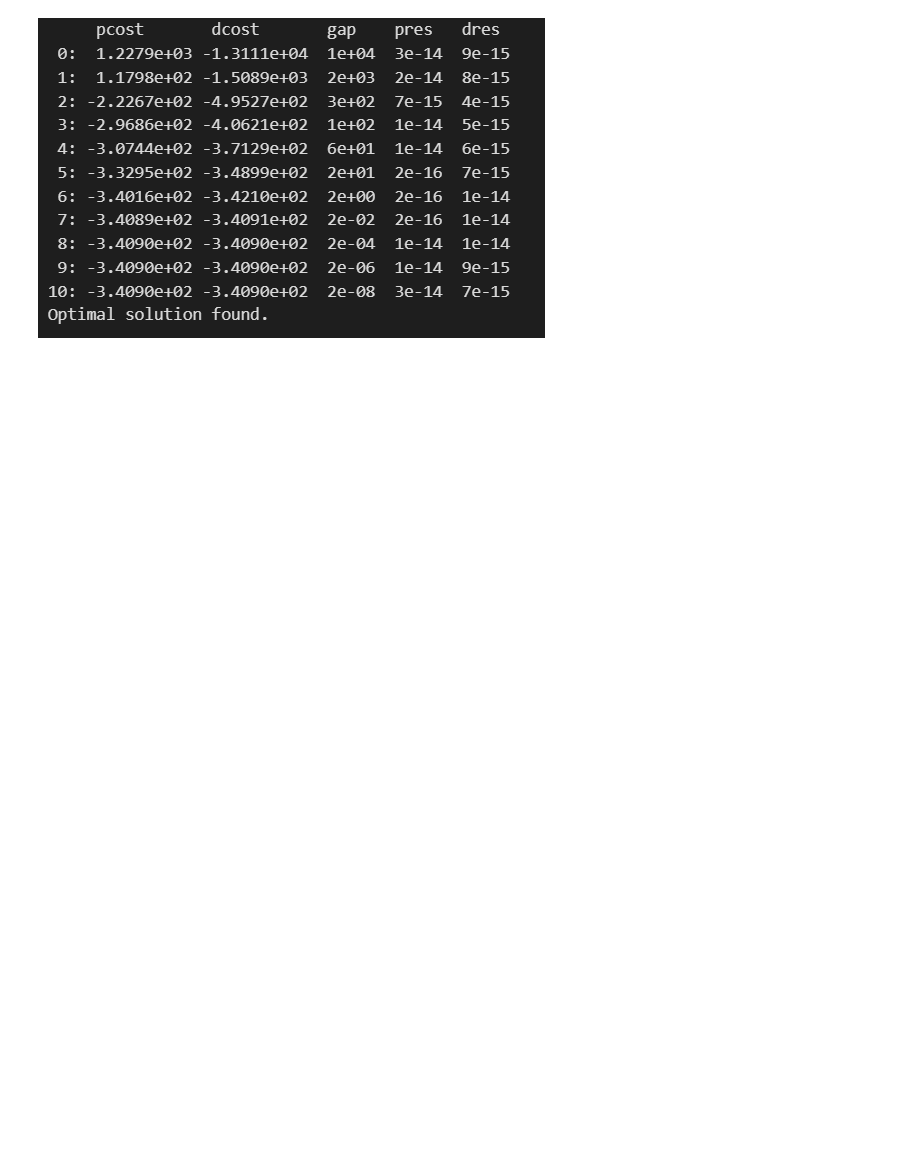
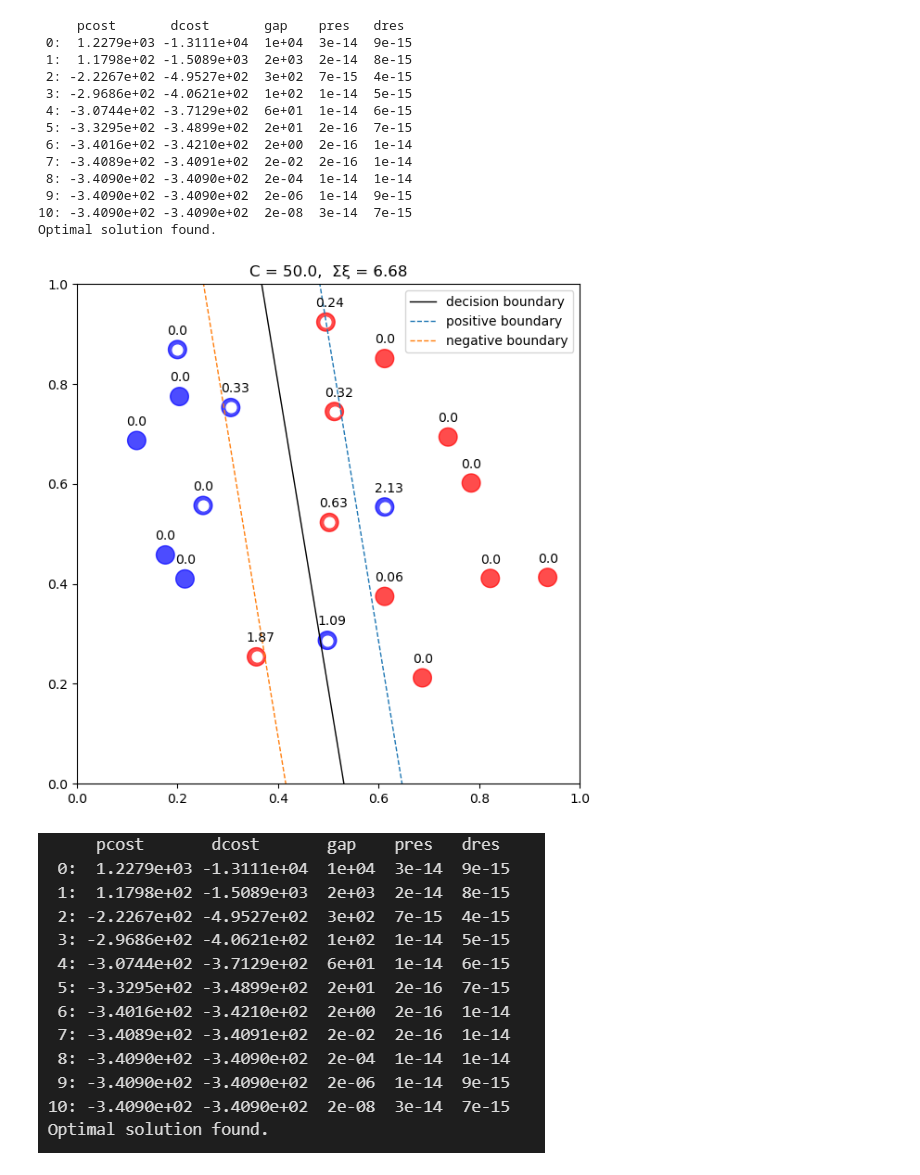
Before and after one commit to thaivietlap/Machine_Learning-K28_CNTT, a Jupyter notebook: Tuan05/SVM_practice.ipynb, the cells around one changed output. Cells and saved outputs as stored; diff of their text form; code cells hidden in the pictures; blank space fills up the shorter version.

```diff
--- a/Tuan05/SVM_practice.ipynb
+++ b/Tuan05/SVM_practice.ipynb
@@ -94,15 +119,13 @@ print("\nMargin = {:.4f}".format(half_margin * 2))
 # %% [markdown]
 ![image.png](attachment:image.png)
 # %%
-# Soft margin
-
 import numpy as np
 from cvxopt import matrix as cvxopt_matrix
 from cvxopt import solvers as cvxopt_solvers
 import matplotlib.pyplot as plt
 
 # training data
-x = np.array([[0.2,   0.869],
+x = np.array([[0.2, 0.869],
               [0.687, 0.212],
               [0.822, 0.411],
               [0.738, 0.694],
@@ -123,7 +146,7 @@ x = np.array([[0.2,   0.869],
               [0.495, 0.924],
               [0.612, 0.851]])
 
-y = np.array([-1,1,1,1,-1,-1,1,-1,1,1,-1,1,-1,1,-1,-1,1,-1,1,1])
+y = np.array([-1, 1, 1, 1, -1, -1, 1, -1, 1, 1, -1, 1, -1, 1, -1, -1, 1, -1, 1, 1])
 y = y.astype('float').reshape(-1, 1)
 
 # ---- Calculate lambda using cvxopt ----
@@ -132,16 +155,16 @@ C = 50.0
 N = x.shape[0]
 
 # Construct the matrices required for QP in standard form
-H =
+H = np.dot(y * x, (y * x).T)  # Tạo ma trận H
 P = cvxopt_matrix(H)
 q = cvxopt_matrix(np.ones(N) * -1)
 A = cvxopt_matrix(y.reshape(1, -1))
 b = cvxopt_matrix(np.zeros(1))
 
-g = np.vstack([-np.eye(N), np.eye(N)])
+g = np.vstack([-np.eye(N), np.eye(N)])  # Định nghĩa G
 G = cvxopt_matrix(g)
 
-h1 = np.hstack([np.zeros(N), np.ones(N) * C])
+h1 = np.hstack([np.zeros(N), np.ones(N) * C])  # Định nghĩa h
 h = cvxopt_matrix(h1)
 
 # solver parameters
@@ -159,53 +182,68 @@ lamb = np.array(sol['x'])
 
 # Calculate w using the lambda, which is the solution to QP
 w = np.sum(lamb * y * x, axis=0)
 
 # Find support vectors
 sv_idx = np.where(lamb > 1e-5)[0]
 sv_lamb = lamb[sv_idx]
 sv_x = x[sv_idx]
 sv_y = y[sv_idx]
 
-sv_plus = sv_x[np.where(sv_y > 0)[0]]   # '+1' samples
-sv_minus = sv_x[np.where(sv_y < 0)[0]]  # '-1' samples
-
 # Calculate b using the support vectors and calculate the average
-b =
+b = np.mean(sv_y - np.dot(sv_x, w))  # Tính b từ các vector hỗ trợ
 
 # With w and b, we can determine the Separating Hyperplane
 
 # Visualize the data points
-plt.figure(figsize=(7,7))
-color= ['red' if a == 1 else 'blue' for a in y]
+plt.figure(figsize=(7, 7))
+color = ['red' if a == 1 else 'blue' for a in y]
 plt.scatter(x[:, 0], x[:, 1], s=200, c=color, alpha=0.7)
 plt.xlim(0, 1)
 plt.ylim(0, 1)
 
 # Visualize the decision boundary
-x1_dec =
-x2_dec =
+x1_dec = np.linspace(0, 1, 100)
+x2_dec = -(w[0] * x1_dec + b) / w[1]
 plt.plot(x1_dec, x2_dec, c='black', lw=1.0, label='decision boundary')
 
-# display slack variables, slack variable = max(0, 1 - y(wx + b))
-y_hat =
-slack =
+# Display slack variables
+y_hat = np.dot(x, w) + b
+slack = np.maximum(0, 1 - y_hat * y.flatten())
+
 for s, (x1, x2) in zip(slack, x):
-    plt.annotate(str(s.round(2)), (x1-0.02, x2 + 0.03))
+    plt.annotate(str(s.round(2)), (x1 - 0.02, x2 + 0.03))
 
-# Visualize the positive & negative boundary and support vectors
-w_norm =
-w_unit =
-half_margin =
-upper = np.hstack([x1_dec, x2_dec]) + half_margin * w_unit
-lower = np.hstack([x1_dec, x2_dec]) - half_margin * w_unit
+# Visualize the positive & negative boundary
+w_norm = np.sqrt(np.sum(w_flat ** 2))  # Tính độ dài của w
+half_margin = 1 / w_norm  # Độ rộng margin
 
-plt.plot(upper[:, 0], upper[:, 1], '--', lw=1.0, label='positive boundary')
-plt.plot(lower[:, 0], lower[:, 1], '--', lw=1.0, label='negative boundary')
+# Tính các đường biên
+upper = x2_dec + half_margin  # Thêm half_margin vào x2_dec
+lower = x2_dec - half_margin  # Trừ half_margin từ x2_dec
+
+# Vẽ các đường biên
+plt.plot(x1_dec, upper, '--', lw=1.0, label='positive boundary')
+plt.plot(x1_dec, lower, '--', lw=1.0, label='negative boundary')
 
 plt.scatter(sv_x[:, 0], sv_x[:, 1], s=60, marker='o', c='white')
 plt.legend()
 plt.title('C = ' + str(C) + ',  Σξ = ' + str(np.sum(slack).round(2)))
 plt.show()
+# %% [output]
+     pcost       dcost       gap    pres   dres
+ 0:  1.2279e+03 -1.3111e+04  1e+04  3e-14  9e-15
+ 1:  1.1798e+02 -1.5089e+03  2e+03  2e-14  8e-15
+ 2: -2.2267e+02 -4.9527e+02  3e+02  7e-15  4e-15
+ 3: -2.9686e+02 -4.0621e+02  1e+02  1e-14  5e-15
+ 4: -3.0744e+02 -3.7129e+02  6e+01  1e-14  6e-15
+ 5: -3.3295e+02 -3.4899e+02  2e+01  2e-16  7e-15
+ 6: -3.4016e+02 -3.4210e+02  2e+00  2e-16  1e-14
+ 7: -3.4089e+02 -3.4091e+02  2e-02  2e-16  1e-14
+ 8: -3.4090e+02 -3.4090e+02  2e-04  1e-14  1e-14
+ 9: -3.4090e+02 -3.4090e+02  2e-06  1e-14  9e-15
+10: -3.4090e+02 -3.4090e+02  2e-08  3e-14  7e-15
+Optimal solution found.
+[figure, added]
 # %% [markdown]
 ![image.png](attachment:image.png)
 # %% [markdown]
```
Also changed, not shown: parts of 1 cell of this notebook, 7 other files.
